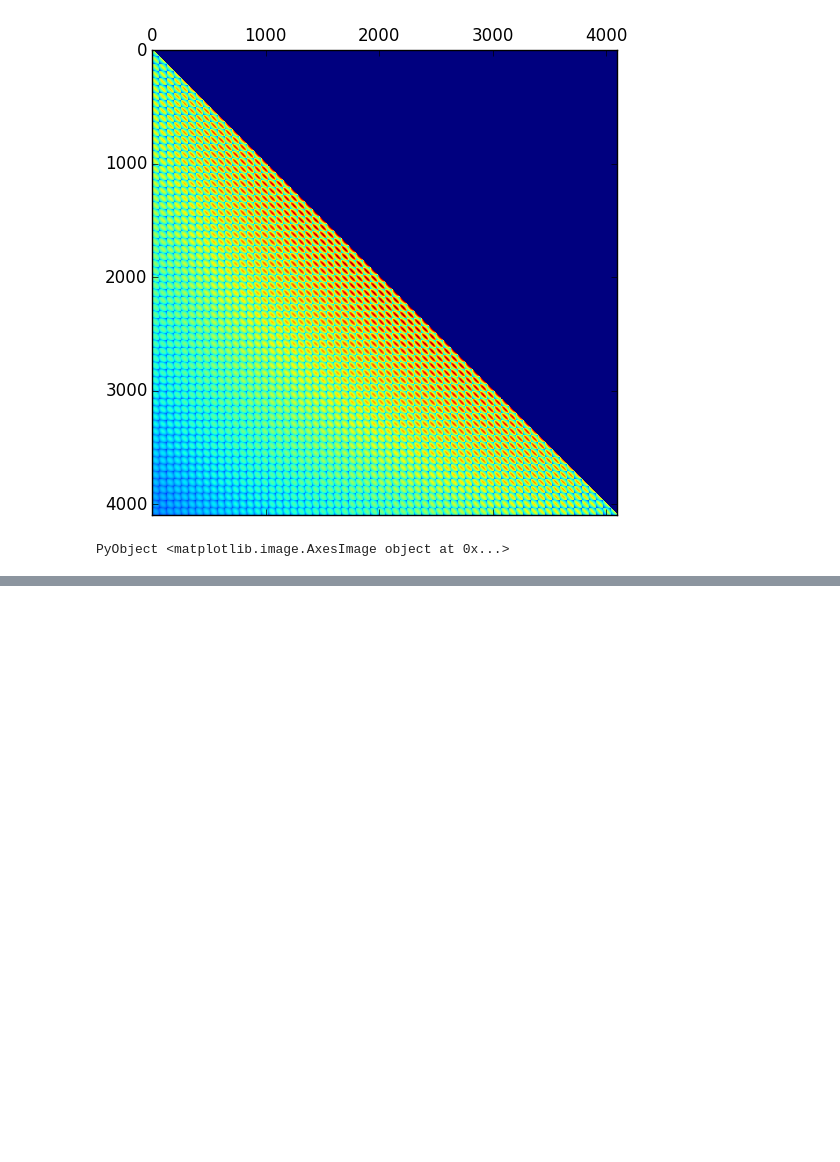
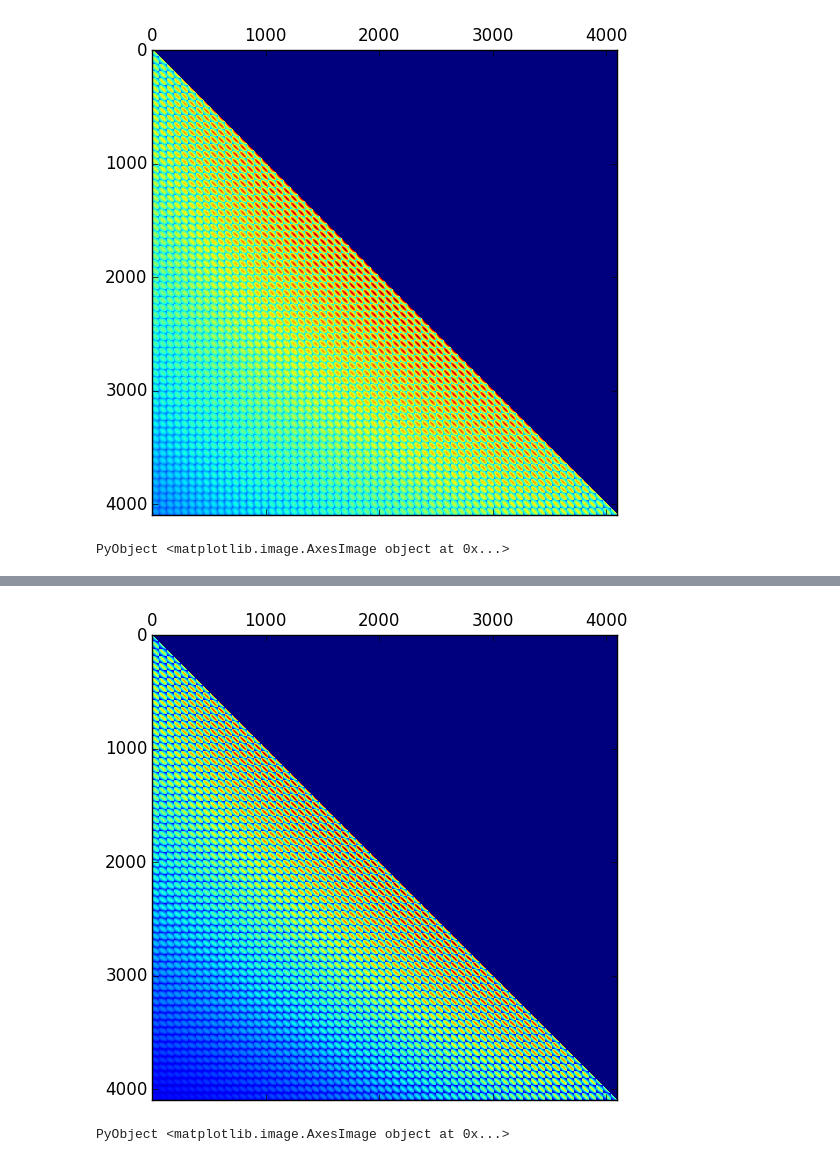
Before and after one commit to nestorcgk/Neuroscience, a Jupyter notebook: P2kCSDA/ComparaciónK4096.ipynb, the cells around one changed output, grey strips where cells are left out. Cells and saved outputs as stored; diff of their text form; code cells hidden in the pictures; blank space fills up the shorter version.

```diff
--- a/P2kCSDA/ComparaciónK4096.ipynb
+++ b/P2kCSDA/ComparaciónK4096.ipynb
@@ -181,0 +188,5 @@ output4096S-output4096
+# %%
+matshow(tildes)
+# %% [output]
+[figure, added]
+PyObject <matplotlib.image.AxesImage object at 0x...>
```
Also changed, not shown: parts of 24 cells of this notebook, 2 other files.
